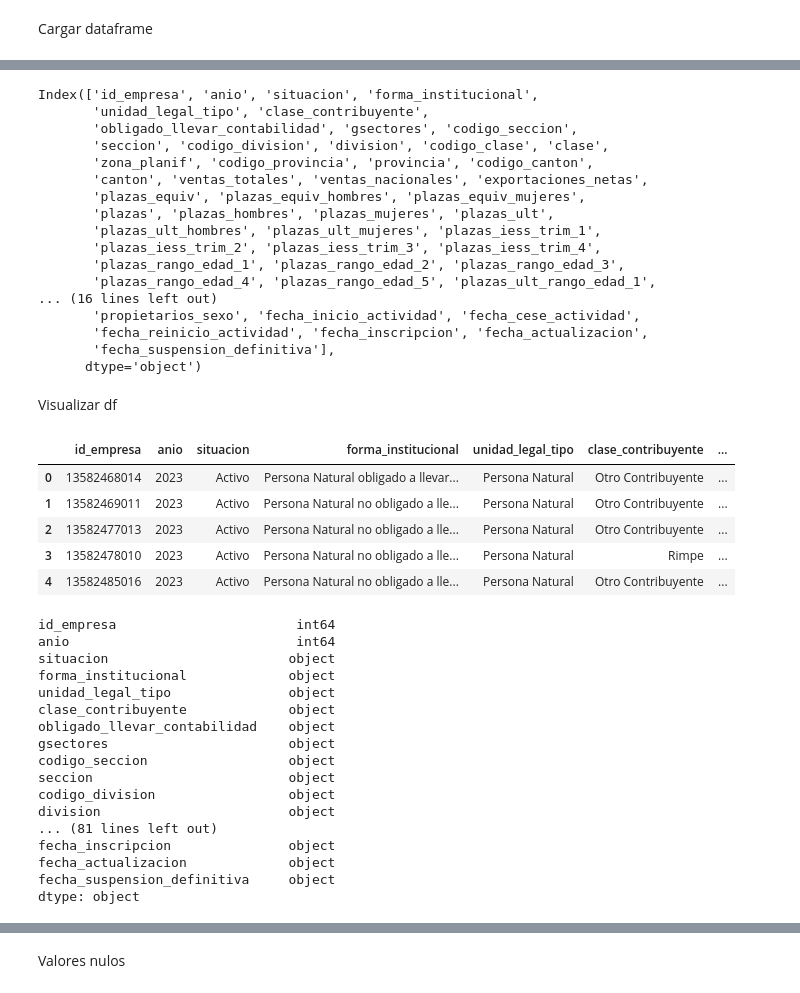
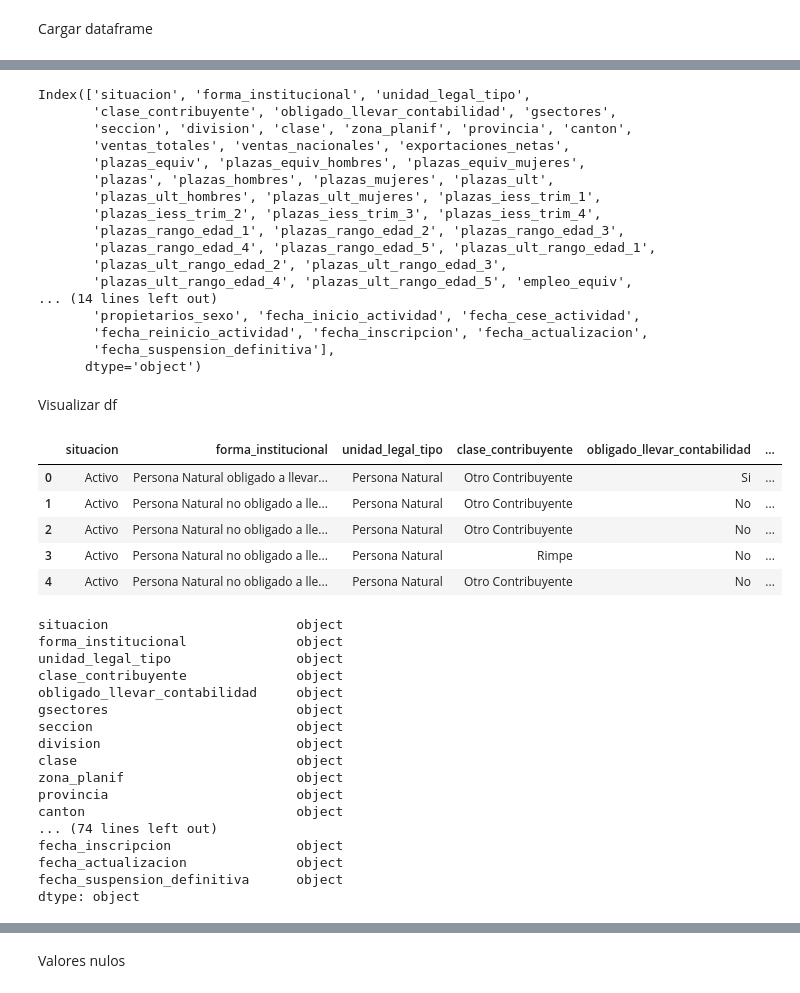
Before and after one commit to alexpin/Scraping_projec, a Jupyter notebook: notebooks/inec.ipynb, the cells around one changed output, grey strips where cells are left out. Saved outputs shown, nothing was run; the diff lists cells and outputs as text; code cells hidden in the pictures.

```diff
--- a/notebooks/inec.ipynb
+++ b/notebooks/inec.ipynb
@@ -8,5 +10,5 @@ Cargar dataframe
 pd.set_option('display.max_columns', None)
 pd.set_option('display.max_rows', None)
 # %%
-empresas_csv = r'C:\Users\alexa\OneDrive\Escritorio\Bases_Data\inec\EMPRESAS2023_periodo_2023.csv'
-raw_inec = pd.read_csv(empresas_csv, delimiter=';')
+empresas_csv = r'C:\Users\alexa\OneDrive\Escritorio\Bases_Data\inec\processed_inec.csv'
+processed_inec = pd.read_csv(empresas_csv, delimiter=',')
@@ -57,19 +15,19 @@ dtype: object
 # %%
-print(raw_inec.columns)
+print(processed_inec.columns)
 # %% [output]
-Index(['id_empresa', 'anio', 'situacion', 'forma_institucional',
-       'unidad_legal_tipo', 'clase_contribuyente',
-       'obligado_llevar_contabilidad', 'gsectores', 'codigo_seccion',
-       'seccion', 'codigo_division', 'division', 'codigo_clase', 'clase',
-       'zona_planif', 'codigo_provincia', 'provincia', 'codigo_canton',
-       'canton', 'ventas_totales', 'ventas_nacionales', 'exportaciones_netas',
+Index(['situacion', 'forma_institucional', 'unidad_legal_tipo',
+       'clase_contribuyente', 'obligado_llevar_contabilidad', 'gsectores',
+       'seccion', 'division', 'clase', 'zona_planif', 'provincia', 'canton',
+       'ventas_totales', 'ventas_nacionales', 'exportaciones_netas',
        'plazas_equiv', 'plazas_equiv_hombres', 'plazas_equiv_mujeres',
        'plazas', 'plazas_hombres', 'plazas_mujeres', 'plazas_ult',
        'plazas_ult_hombres', 'plazas_ult_mujeres', 'plazas_iess_trim_1',
        'plazas_iess_trim_2', 'plazas_iess_trim_3', 'plazas_iess_trim_4',
        'plazas_rango_edad_1', 'plazas_rango_edad_2', 'plazas_rango_edad_3',
        'plazas_rango_edad_4', 'plazas_rango_edad_5', 'plazas_ult_rango_edad_1',
-... (16 lines left out)
+       'plazas_ult_rango_edad_2', 'plazas_ult_rango_edad_3',
+       'plazas_ult_rango_edad_4', 'plazas_ult_rango_edad_5', 'empleo_equiv',
+... (14 lines left out)
        'propietarios_sexo', 'fecha_inicio_actividad', 'fecha_cese_actividad',
        'fecha_reinicio_actividad', 'fecha_inscripcion', 'fecha_actualizacion',
        'fecha_suspension_definitiva'],
@@ -77,32 +35,32 @@ Index(['id_empresa', 'anio', 'situacion', 'forma_institucional',
 # %% [markdown]
 Visualizar df
 # %%
-raw_inec.head()
+processed_inec.head()
 # %% [output]
-|  | id_empresa | anio | situacion | forma_institucional | unidad_legal_tipo | clase_contribuyente | ... |
-| 0 | 13582468014 | 2023 | Activo | Persona Natural obligado a llevar... | Persona Natural | Otro Contribuyente | ... |
-| 1 | 13582469011 | 2023 | Activo | Persona Natural no obligado a lle... | Persona Natural | Otro Contribuyente | ... |
-| 2 | 13582477013 | 2023 | Activo | Persona Natural no obligado a lle... | Persona Natural | Otro Contribuyente | ... |
-| 3 | 13582478010 | 2023 | Activo | Persona Natural no obligado a lle... | Persona Natural | Rimpe | ... |
-| 4 | 13582485016 | 2023 | Activo | Persona Natural no obligado a lle... | Persona Natural | Otro Contribuyente | ... |
+|  | situacion | forma_institucional | unidad_legal_tipo | clase_contribuyente | obligado_llevar_contabilidad | ... |
+| 0 | Activo | Persona Natural obligado a llevar... | Persona Natural | Otro Contribuyente | Si | ... |
+| 1 | Activo | Persona Natural no obligado a lle... | Persona Natural | Otro Contribuyente | No | ... |
+| 2 | Activo | Persona Natural no obligado a lle... | Persona Natural | Otro Contribuyente | No | ... |
+| 3 | Activo | Persona Natural no obligado a lle... | Persona Natural | Rimpe | No | ... |
+| 4 | Activo | Persona Natural no obligado a lle... | Persona Natural | Otro Contribuyente | No | ... |
 # %%
-raw_inec.dtypes
+processed_inec.dtypes
 # %% [output]
-id_empresa                       int64
-anio                             int64
-situacion                       object
-forma_institucional             object
-unidad_legal_tipo               object
-clase_contribuyente             object
-obligado_llevar_contabilidad    object
-gsectores                       object
-codigo_seccion                  object
-seccion                         object
-codigo_division                 object
-division                        object
-... (81 lines left out)
-fecha_inscripcion               object
-fecha_actualizacion             object
-fecha_suspension_definitiva     object
+situacion                        object
+forma_institucional              object
+unidad_legal_tipo                object
+clase_contribuyente              object
+obligado_llevar_contabilidad     object
+gsectores                        object
+seccion                          object
+division                         object
+clase                            object
+zona_planif                      object
+provincia                        object
+canton                           object
+... (74 lines left out)
+fecha_inscripcion                object
+fecha_actualizacion              object
+fecha_suspension_definitiva      object
 dtype: object
 # %%
```
Also changed, not shown: parts of 44 cells of this notebook.
